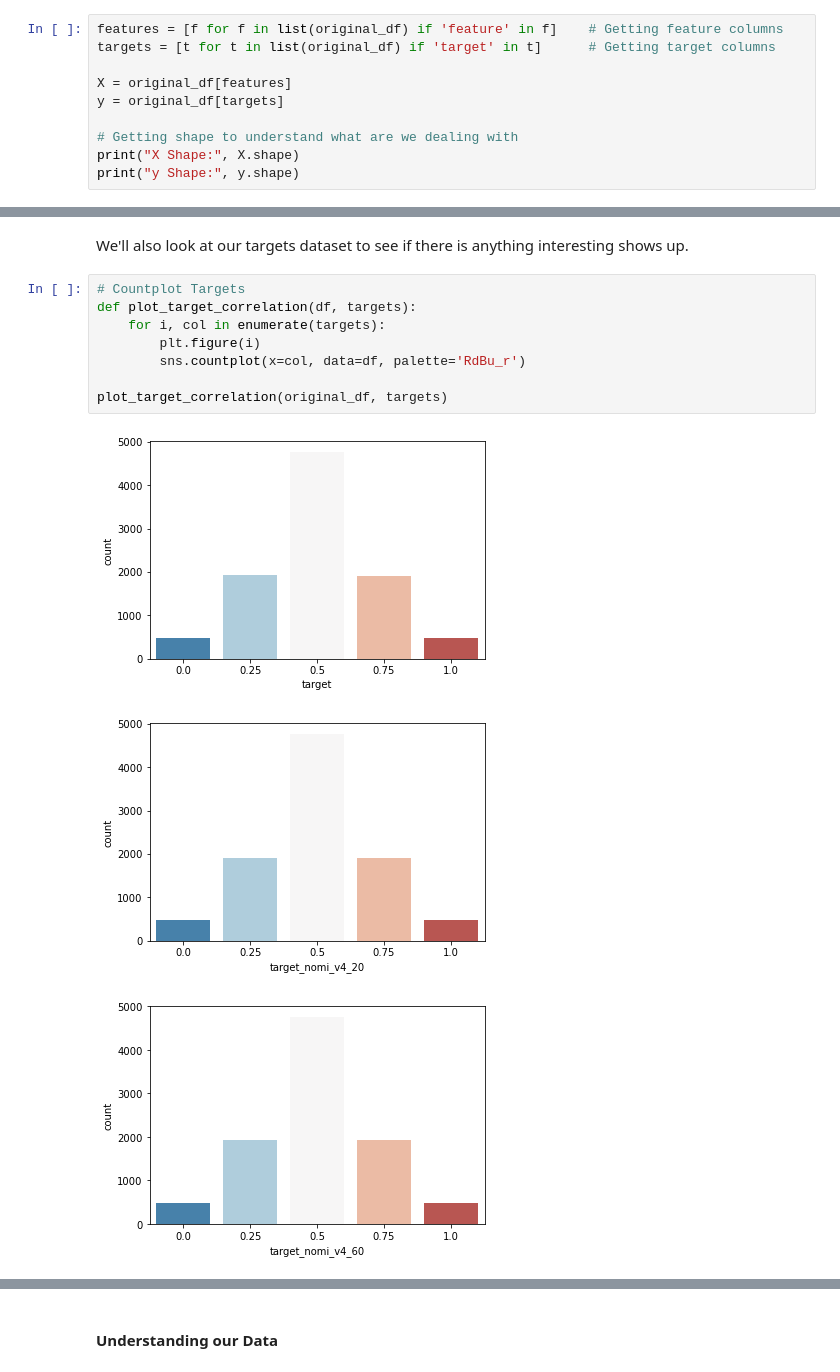
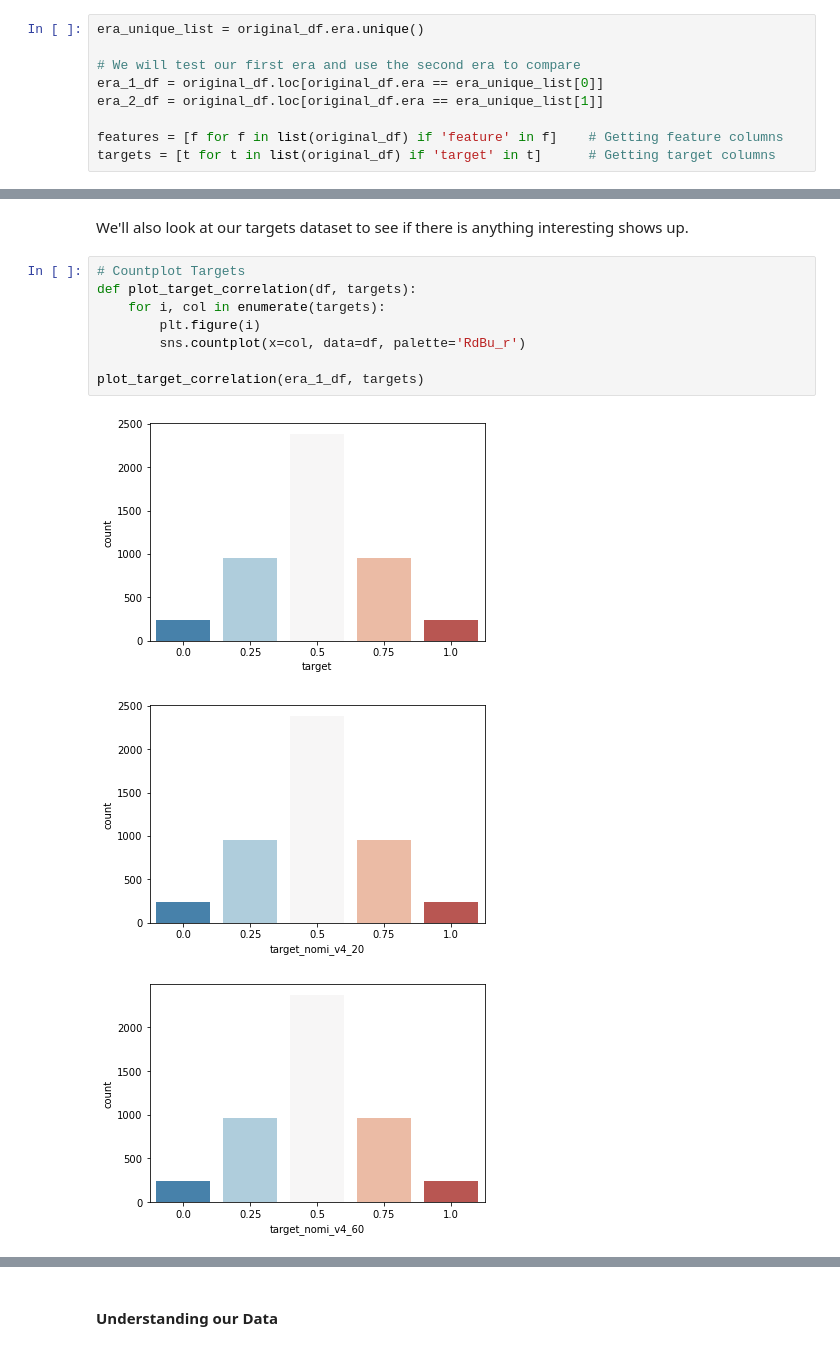
Before and after one commit to COGS118A/Group038-Sp22, a Jupyter notebook: Checkpoint_group038.ipynb, the cells around one changed output, grey strips where cells are left out. Saved outputs shown, nothing was run; the diff lists cells and outputs as text.

```diff
--- a/Checkpoint_group038.ipynb
+++ b/Checkpoint_group038.ipynb
@@ -149,13 +149,12 @@ Null Items in Data Set (Now): 0
 ##### Data Visualization
 We'll explore our data first by visualizing what is happening in our dataset right now.
 # %%
+era_unique_list = original_df.era.unique()
+
+# We will test our first era and use the second era to compare
+era_1_df = original_df.loc[original_df.era == era_unique_list[0]]
+era_2_df = original_df.loc[original_df.era == era_unique_list[1]]
+
 features = [f for f in list(original_df) if 'feature' in f]    # Getting feature columns
 targets = [t for t in list(original_df) if 'target' in t]      # Getting target columns
-
-X = original_df[features]
-y = original_df[targets]
-
-# Getting shape to understand what are we dealing with
-print("X Shape:", X.shape)
-print("y Shape:", y.shape)
 # %% [output]
@@ -183,13 +184,13 @@ We'll also look at our targets dataset to see if there is anything interesting s
 # %%
 # Countplot Targets
 def plot_target_correlation(df, targets):
     for i, col in enumerate(targets):
         plt.figure(i)
         sns.countplot(x=col, data=df, palette='RdBu_r')
 
-plot_target_correlation(original_df, targets)
+plot_target_correlation(era_1_df, targets)
 # %% [output]
 [figure]
 [figure]
-[figure, old version]
+[figure, new version]
 [figure]
```
Also changed, not shown: parts of 9 cells of this notebook.
